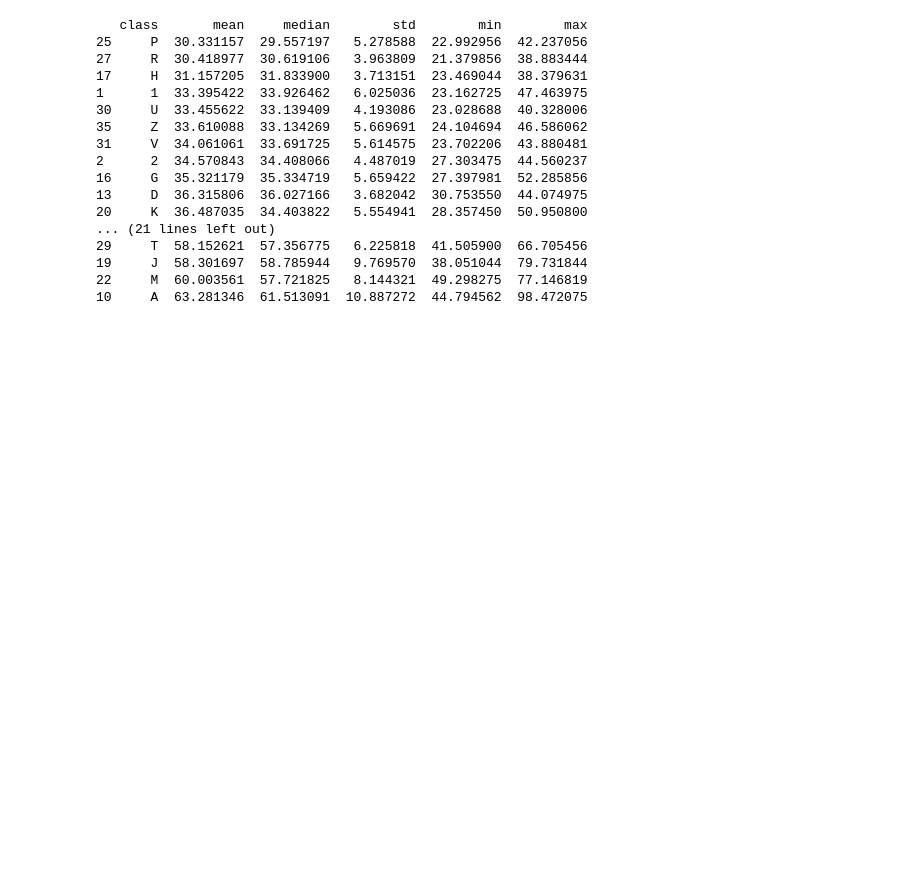
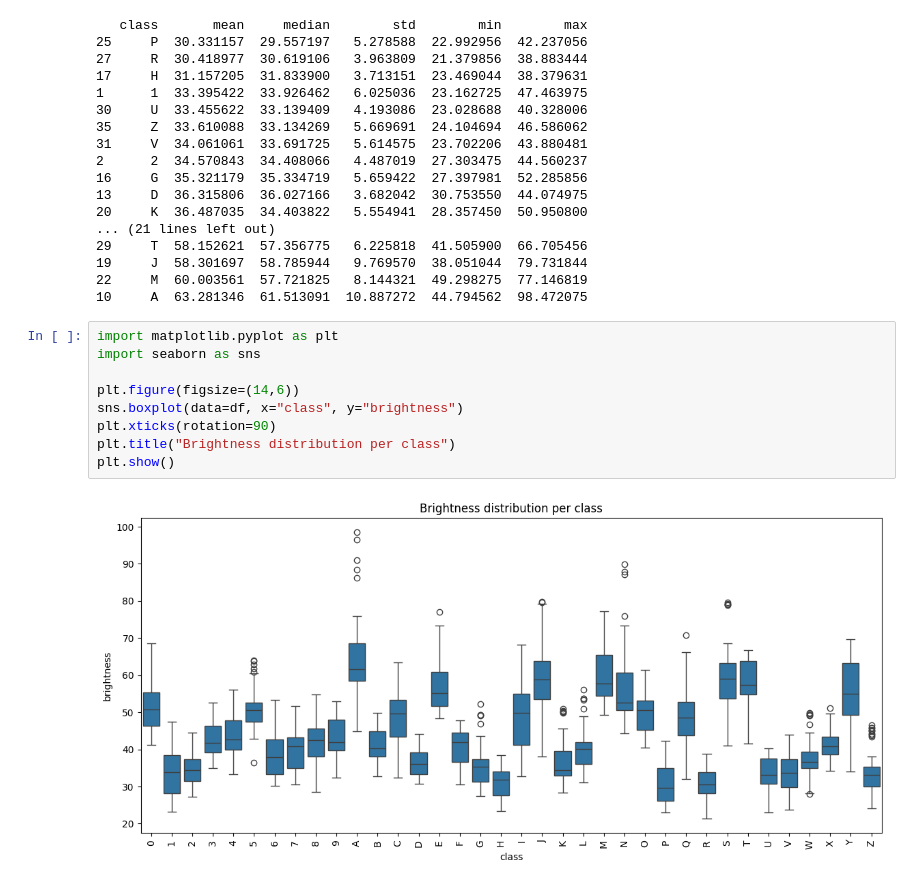
Before and after one commit to anmolzz-10/ASL_project, a Jupyter notebook: notebooks/ASL_project.ipynb, the cells around one changed output. Saved outputs shown, nothing was run; the diff lists cells and outputs as text; blank space fills up the shorter version.

```diff
--- a/notebooks/ASL_project.ipynb
+++ b/notebooks/ASL_project.ipynb
@@ -665,3 +665,14 @@ print(class_brightness_stats)
 19     J  58.301697  58.785944   9.769570  38.051044  79.731844
 22     M  60.003561  57.721825   8.144321  49.298275  77.146819
 10     A  63.281346  61.513091  10.887272  44.794562  98.472075
+# %%
+import matplotlib.pyplot as plt
+import seaborn as sns
+
+plt.figure(figsize=(14,6))
+sns.boxplot(data=df, x="class", y="brightness")
+plt.xticks(rotation=90)
+plt.title("Brightness distribution per class")
+plt.show()
+# %% [output]
+[figure, added]
```
Also changed, not shown: parts of 12 cells of this notebook.
